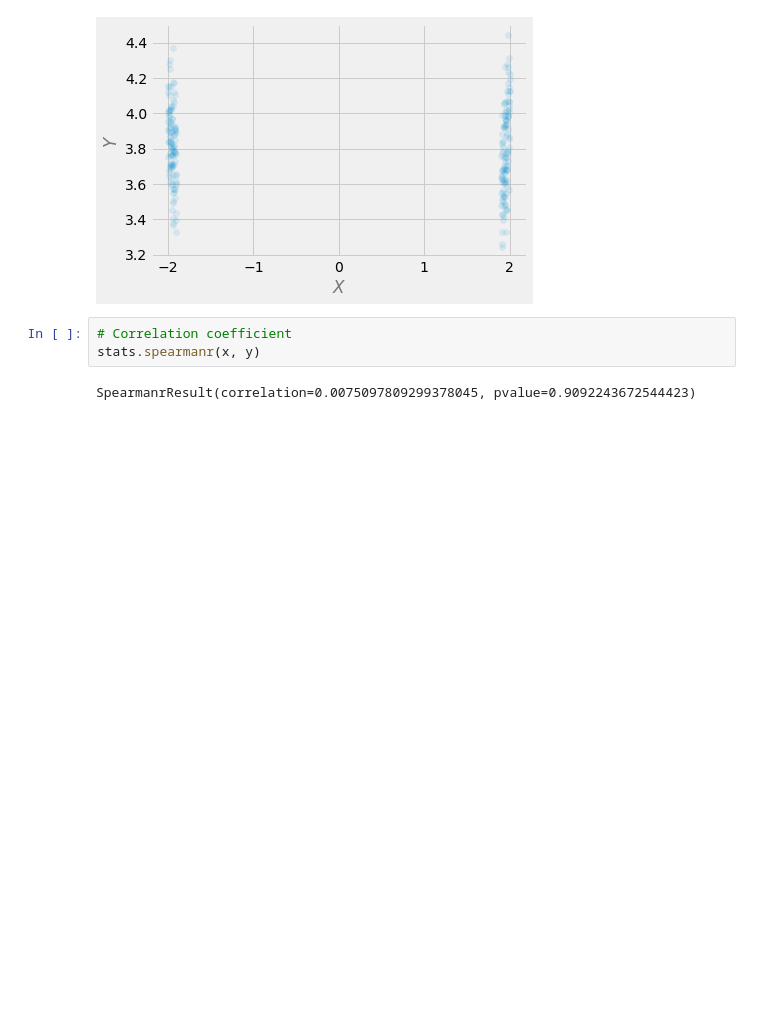
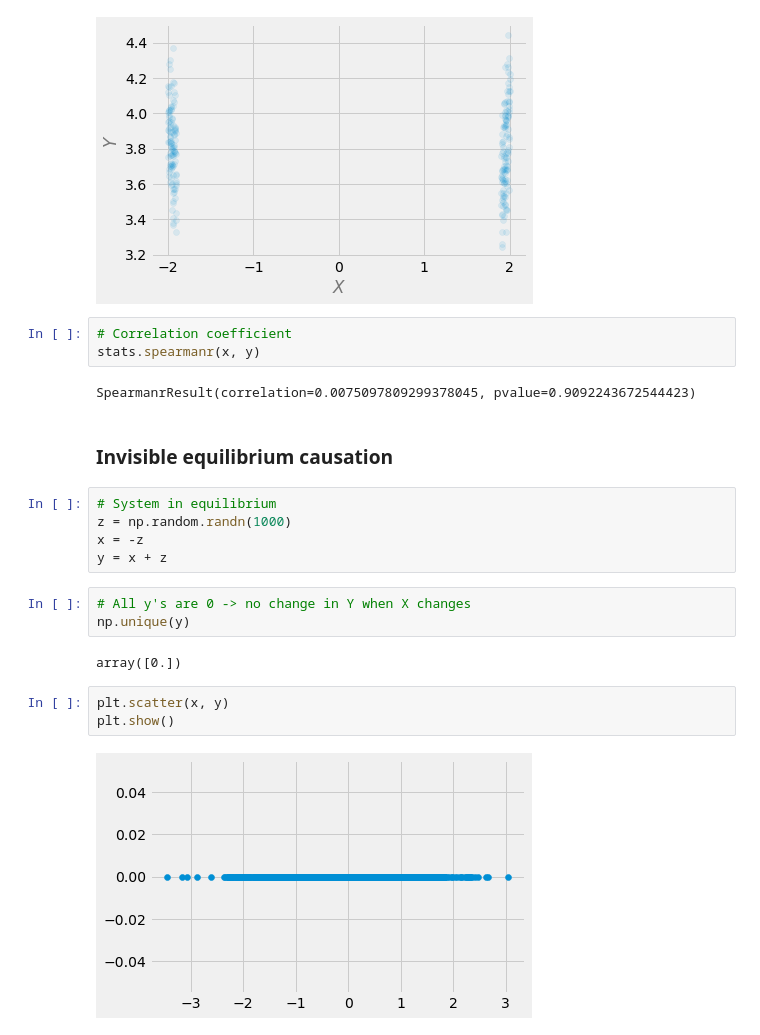
Before and after one commit to AlxndrMlk/Causal-Inference-and-Discovery-in-Python-2nd-Ed, a Jupyter notebook: Chapter_02.ipynb, the cells around one changed output. Saved outputs shown, nothing was run; the diff lists cells and outputs as text; blank space fills up the shorter version.

```diff
--- a/Chapter_02.ipynb
+++ b/Chapter_02.ipynb
@@ -184,3 +184,20 @@ plt.show()
 stats.spearmanr(x, y)
 # %% [output]
 SpearmanrResult(correlation=0.0075097809299378045, pvalue=0.9092243672544423)
+# %% [markdown]
+### Invisible equilibrium causation
+# %%
+# System in equilibrium
+z = np.random.randn(1000)
+x = -z
+y = x + z
+# %%
+# All y's are 0 -> no change in Y when X changes
+np.unique(y)
+# %% [output]
+array([0.])
+# %%
+plt.scatter(x, y)
+plt.show()
+# %% [output]
+[figure, added]
```
Also changed, not shown: parts of 7 cells of this notebook.
